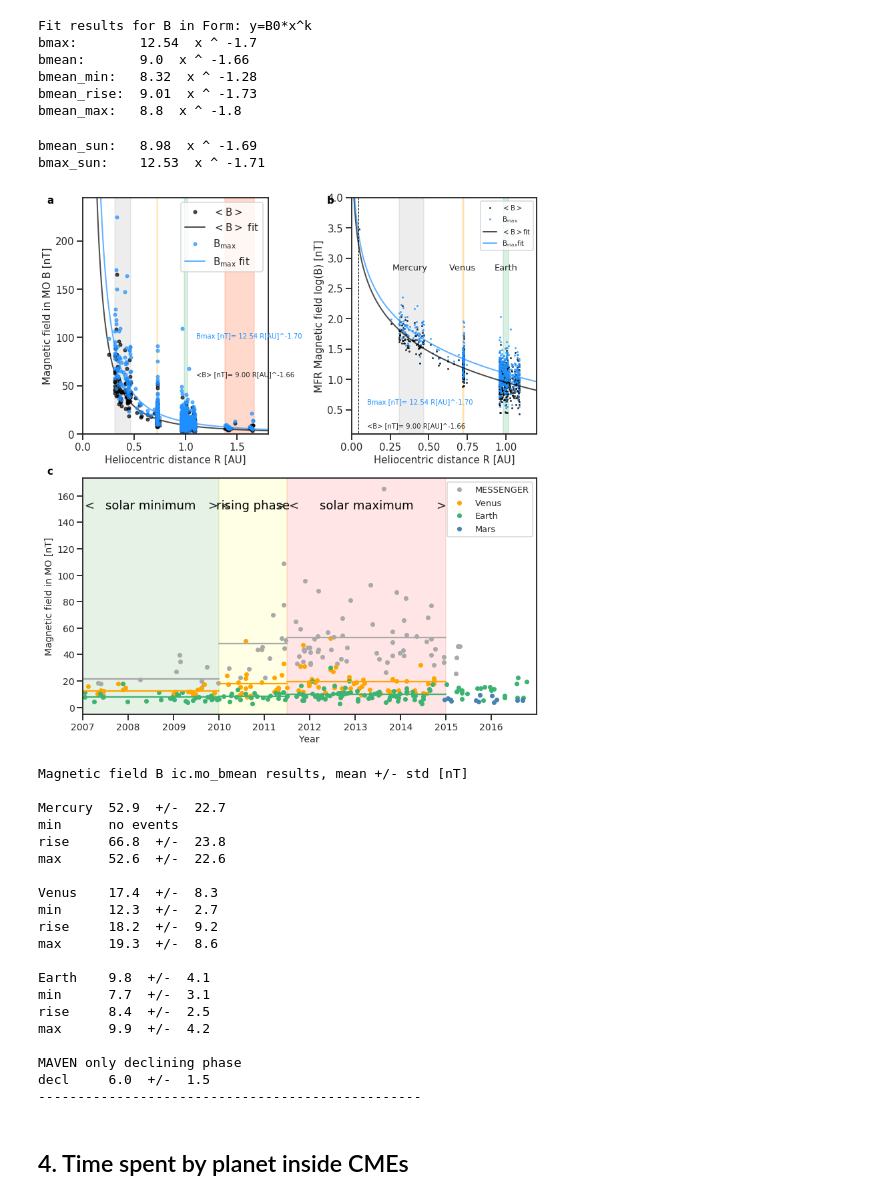
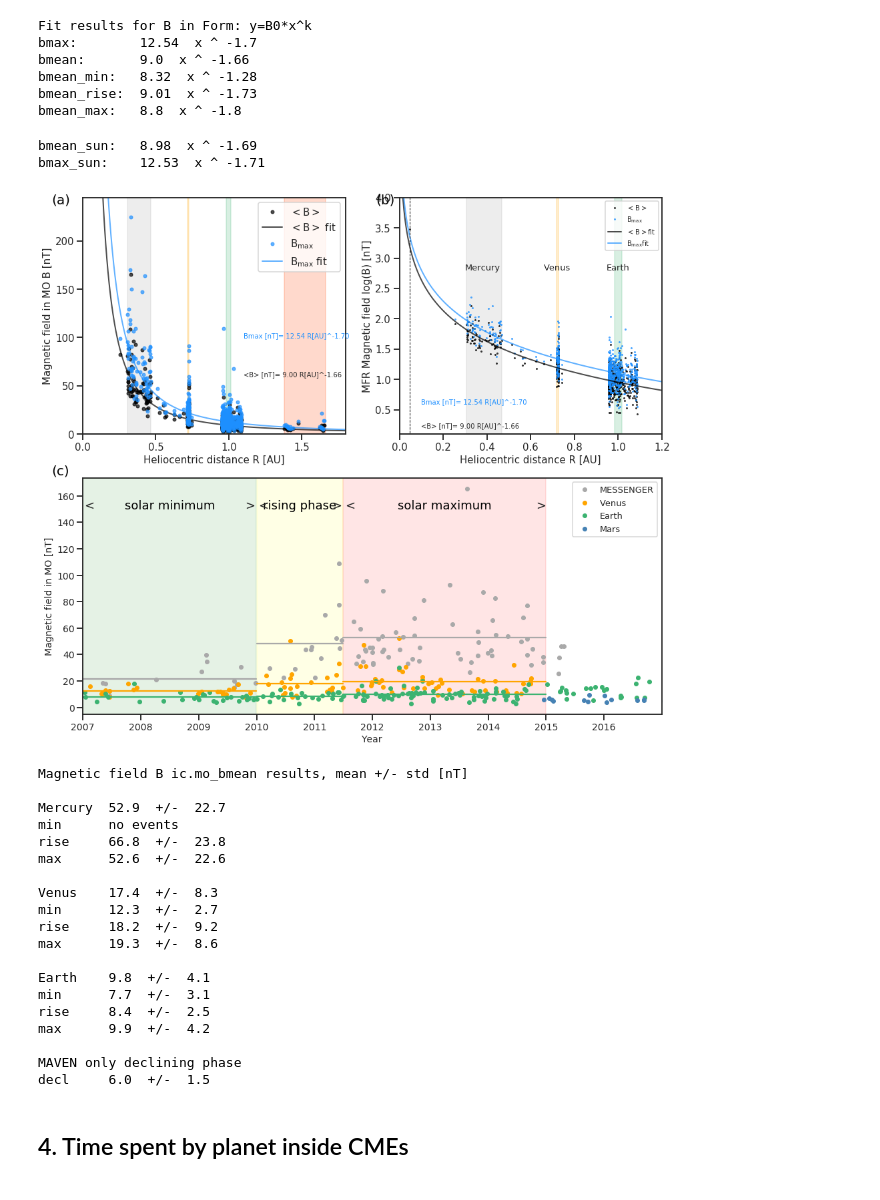
Before and after one commit to cmoestl/heliocats, a Jupyter notebook: cme_statistics.ipynb, the cells around one changed output. Drawn from its saved outputs; the diff is of its cells as text; code cells hidden in the pictures.

Commit message:
statistics plots

```diff
--- a/cme_statistics.ipynb
+++ b/cme_statistics.ipynb
@@ -529,12 +586,13 @@ bmean_min:   8.32  x ^ -1.28
 bmean_rise:  9.01  x ^ -1.73
 bmean_max:   8.8  x ^ -1.8
 # %%
-
+#plot results
 sns.set_context("talk")
 sns.set_style("ticks",{'grid.linestyle': '--'})
-fig=plt.figure(2,figsize=(12,12	))
+fig=plt.figure(2,figsize=(15,12))
 fsize=15
 ax1 = plt.subplot2grid((2,2), (0, 0))
+
 
 
 ################# plots 3a
@@ -629,9 +687,9 @@ plt.xticks(fontsize=fsize)
 
 
 #panel labels
-plt.figtext(0.03,0.96,'a',color='black', fontsize=fsize, ha='left',fontweight='bold')
-plt.figtext(0.515,0.96,'b',color='black', fontsize=fsize, ha='left',fontweight='bold')
-plt.figtext(0.03,0.49,'c',color='black', fontsize=fsize, ha='left',fontweight='bold')
+plt.figtext(0.03,0.96,'(a)',color='black', fontsize=fsize+5, ha='left')
+plt.figtext(0.48,0.96,'(b)',color='black', fontsize=fsize+5, ha='left')
+plt.figtext(0.03,0.49,'(c)',color='black', fontsize=fsize+5, ha='left')
 
 
 #plt.text(1.1,60,r'<B> [nT]= {:.2f} R[AU]^{:.2f}'.format(10**bmeanfit[1],bmeanfit[0]), fontsize=10)
@@ -647,40 +705,6 @@ plt.plot_date(ic.icme_start_time[mesi],ic.mo_bmean[mesi],'o',color='darkgrey',ma
 plt.plot_date(ic.icme_start_time[vexi],ic.mo_bmean[vexi],'o',color='orange',markersize=markers,linestyle='-',linewidth=linew, label='Venus')
 plt.plot_date(ic.icme_start_time[wini],ic.mo_bmean[wini],'o',color='mediumseagreen',markersize=markers, linestyle='-', linewidth=linew, label='Earth')
 plt.plot_date(ic.icme_start_time[mavi],ic.mo_bmean[mavi],'o',color='steelblue',markersize=markers,linestyle='-',linewidth=linew, label='Mars')
-
-'''
-NOT USED:
-add gaussian fits for MESSENGER, VEX, Wind (MAVEN too few data points)
-instead of gaussian, fit solar cycle functions in Hathaway 2015 solar cycle living reviews equation 6
-xaxis: 10 years, daily data point
-xfit=mdates.date2num(sunpy.time.parse_time('2007-01-01'))+np.arange(0,365*10)
-MESSENGER
-sigma=1000
-bfitmax=80
-mu=mdates.date2num(sunpy.time.parse_time('2013-01-01'))
-ygauss=1/(sigma*np.sqrt(2*np.pi))*np.exp(-((xfit-mu)**2)/(2*sigma**2) )
-normalize with 1/max(ygauss)
-plt.plot_date(xfit, ygauss*1/max(ygauss)*bfitmax,'o',color='darkgrey',linestyle='-',markersize=0, label='Mercury fit')
-VEX
-inital guess
-sigma=1000
-bfitmax=40
-mu=mdates.date2num(sunpy.time.parse_time('2013-01-01'))
-ygauss=1/(sigma*np.sqrt(2*np.pi))*np.exp(-((xfit-mu)**2)/(2*sigma**2) )
-normalize with 1/max(ygauss)
-plt.plot_date(xfit, ygauss*1/max(ygauss)*bfitmax,'o',color='orange',linestyle='-',markersize=0, label='Venus fit')
-Wind
-sigma=1000
-bfitmax=10
-mu=mdates.date2num(sunpy.time.parse_time('2013-01-01'))
-ygauss=1/(sigma*np.sqrt(2*np.pi))*np.exp(-((xfit-mu)**2)/(2*sigma**2) )
-normalize with 1/max(ygauss)
-plt.plot_date(xfit, ygauss*1/max(ygauss)*bfitmax,'o',color='mediumseagreen',linestyle='-',markersize=0, label='Earth fit')
-for Mars: reconstruct likely parameters if sigma is quite similar for all fits, take mean of those sigmas and adjust bfitmax as function of distance with power law)
-plot reconstructed function for Mars
-bfitmax=6
-plt.plot_date(xfit, ygauss*1/max(ygauss)*bfitmax,'o',color='steelblue',linestyle='--',markersize=0, label='Mars reconstr.')
-'''
 
 
 plt.legend(loc=1,fontsize=fsize-2)
@@ -717,40 +741,37 @@ plt.plot_date( [risestart,riseend], [np.mean(ic.mo_bmean[wini_rise]), \
 plt.plot_date( [risestart,riseend], [np.mean(ic.mo_bmean[vexi_rise]), \
                np.mean(ic.mo_bmean[vexi_rise])], color='orange', linestyle='-', markersize=0)
 plt.plot_date( [risestart,riseend], [np.mean(ic.mo_bmean[mesi_rise]), \
                np.mean(ic.mo_bmean[mesi_rise])], color='darkgrey', linestyle='-', markersize=0)
 
 plt.plot_date( [maxstart,maxend], [np.mean(ic.mo_bmean[wini_max]), \
                np.mean(ic.mo_bmean[wini_max])], color='mediumseagreen', linestyle='-',markersize=0 )
 plt.plot_date( [maxstart,maxend], [np.mean(ic.mo_bmean[vexi_max]), \
                np.mean(ic.mo_bmean[vexi_max])], color='orange', linestyle='-', markersize=0)
 plt.plot_date( [maxstart,maxend], [np.mean(ic.mo_bmean[mesi_max]), \
                np.mean(ic.mo_bmean[mesi_max])], color='darkgrey', linestyle='-', markersize=0)
 
 plt.ylabel('Magnetic field in MO [nT]', fontsize=fsize)
 plt.xlabel('Year', fontsize=fsize)
 fsize=14
 plt.xlim(parse_time('2007-01-01').datetime, parse_time('2016-12-31').datetime)
 
 plt.ylabel('Magnetic field in MO [nT]', fontsize=fsize)
 plt.xlabel('Year', fontsize=fsize)
 plt.tight_layout()
 plt.yticks(fontsize=fsize)
 plt.xticks(fontsize=fsize)
 plt.legend(loc=1,fontsize=fsize-1)
 
 plt.tight_layout()
 plt.savefig('results/plots_stats/icme_total_field_distance_time_paper.pdf', dpi=300)
 plt.savefig('results/plots_stats/icme_total_field_distance_time_paper.png', dpi=300)
 # %% [output]
 bmean_sun:   8.98  x ^ -1.69
 bmax_sun:    12.53  x ^ -1.71
-[figure, old version]
+[figure, new version]
 # %%
 ########################### RESULTS Bfield
-
 print()
-print()
-
 print('Magnetic field B ic.mo_bmean results, mean +/- std [nT]')
 
 print()
@@ -775,9 +796,6 @@ print('max     ', round(np.mean(ic.mo_bmean[wini_max]),1), ' +/- ', round(np.std
 print()
 print('MAVEN only declining phase')
 print('decl    ',round(np.mean(ic.mo_bmean[mavi]),1),' +/- ', round(np.std(ic.mo_bmean[mavi]),1))
-
-
-print('-------------------------------------------------')
 # %% [output]
 Magnetic field B ic.mo_bmean results, mean +/- std [nT]
 
@@ -798,7 +816,6 @@ max      9.9  +/-  4.2
 
 MAVEN only declining phase
 decl     6.0  +/-  1.5
--------------------------------------------------
 # %% [markdown]
 ## 4. Time spent by planet inside CMEs
 # %%
```
Also changed, not shown: parts of 10 cells of this notebook, 1 other file.
